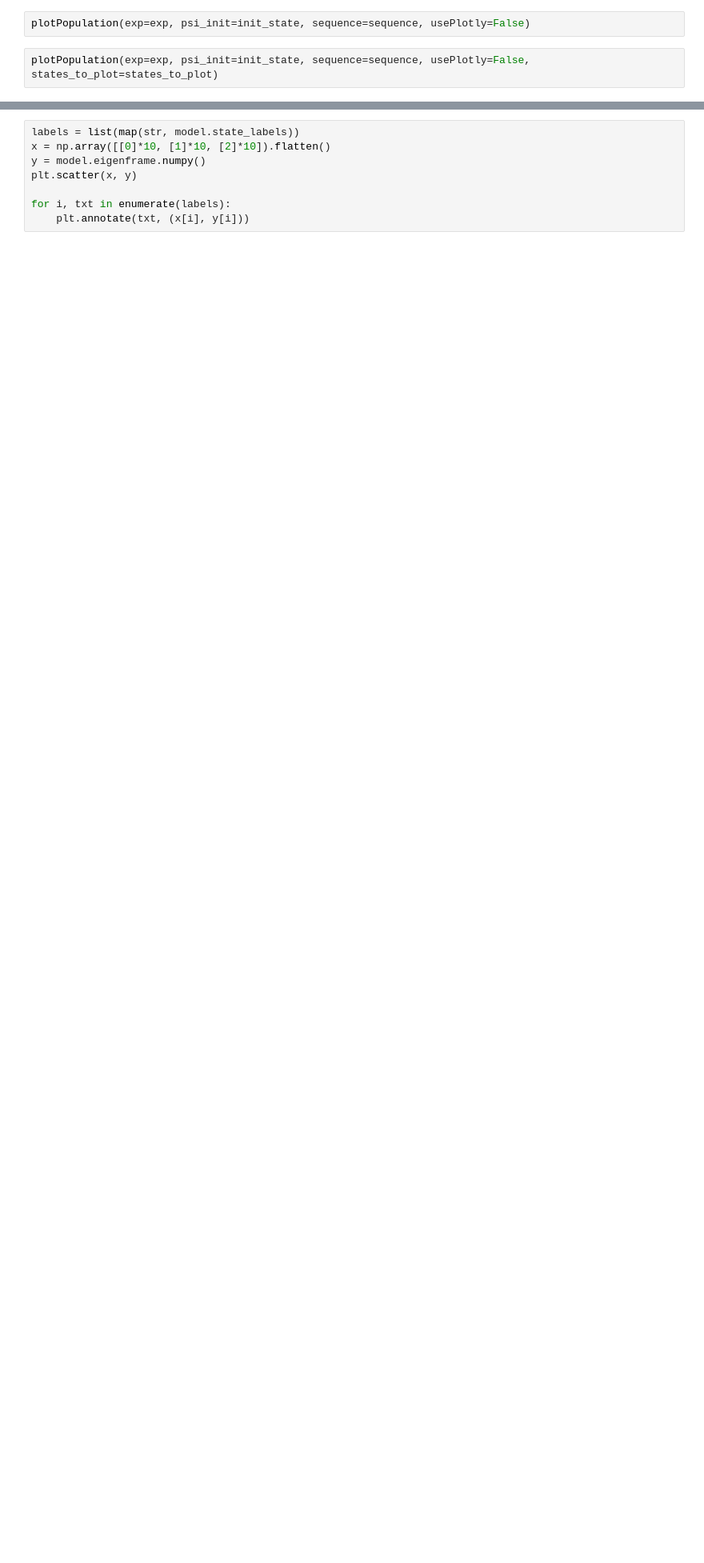
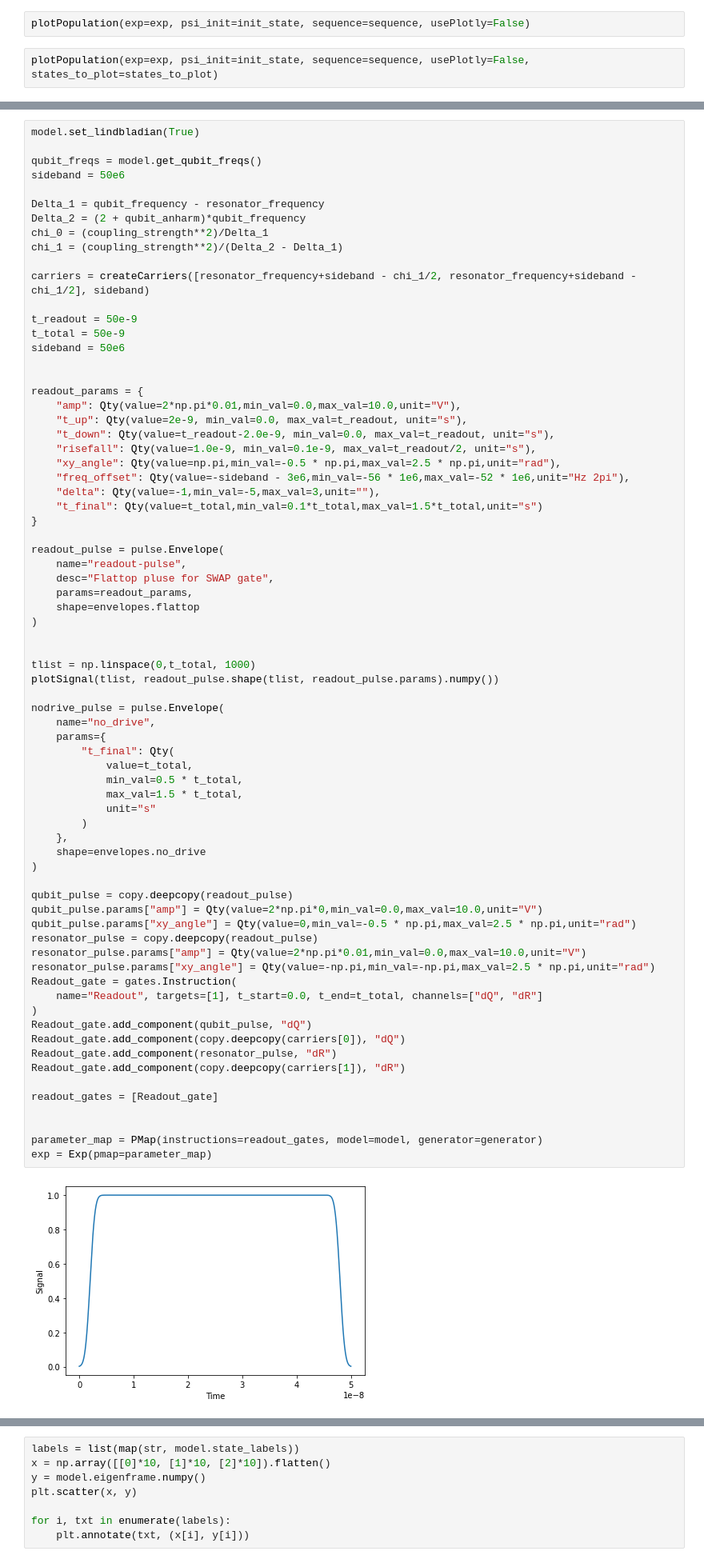
Before and after one commit to BackOnTrackIce/Qubit_readout, a Jupyter notebook: Ashutosh_codes/Qubit_reset_C3.ipynb, the cells around one changed output, grey strips where cells are left out. Shown at 80% size. Cells and saved outputs as stored; diff of their text form; blank space fills up the shorter version.

```diff
--- a/Ashutosh_codes/Qubit_reset_C3.ipynb
+++ b/Ashutosh_codes/Qubit_reset_C3.ipynb
@@ -994,0 +909,74 @@ plotPopulation(exp=exp, psi_init=init_state, sequence=sequence, usePlotly=False,
+# %%
+model.set_lindbladian(True)
+
+qubit_freqs = model.get_qubit_freqs()
+sideband = 50e6
+
+Delta_1 = qubit_frequency - resonator_frequency
+Delta_2 = (2 + qubit_anharm)*qubit_frequency
+chi_0 = (coupling_strength**2)/Delta_1
+chi_1 = (coupling_strength**2)/(Delta_2 - Delta_1)
+
+carriers = createCarriers([resonator_frequency+sideband - chi_1/2, resonator_frequency+sideband - chi_1/2], sideband)
+
+t_readout = 50e-9
+t_total = 50e-9
+sideband = 50e6
+
+
+readout_params = {
+    "amp": Qty(value=2*np.pi*0.01,min_val=0.0,max_val=10.0,unit="V"),
+    "t_up": Qty(value=2e-9, min_val=0.0, max_val=t_readout, unit="s"),
+    "t_down": Qty(value=t_readout-2.0e-9, min_val=0.0, max_val=t_readout, unit="s"),
+    "risefall": Qty(value=1.0e-9, min_val=0.1e-9, max_val=t_readout/2, unit="s"),
+    "xy_angle": Qty(value=np.pi,min_val=-0.5 * np.pi,max_val=2.5 * np.pi,unit="rad"),
+    "freq_offset": Qty(value=-sideband - 3e6,min_val=-56 * 1e6,max_val=-52 * 1e6,unit="Hz 2pi"),
+    "delta": Qty(value=-1,min_val=-5,max_val=3,unit=""),
+    "t_final": Qty(value=t_total,min_val=0.1*t_total,max_val=1.5*t_total,unit="s")
+}
+
+readout_pulse = pulse.Envelope(
+    name="readout-pulse",
+    desc="Flattop pluse for SWAP gate",
+    params=readout_params,
+    shape=envelopes.flattop
+)
+
+
+tlist = np.linspace(0,t_total, 1000)
+plotSignal(tlist, readout_pulse.shape(tlist, readout_pulse.params).numpy())
+
+nodrive_pulse = pulse.Envelope(
+    name="no_drive",
+    params={
+        "t_final": Qty(
+            value=t_total,
+            min_val=0.5 * t_total,
+            max_val=1.5 * t_total,
+            unit="s"
+        )
+    },
+    shape=envelopes.no_drive
+)
+
+qubit_pulse = copy.deepcopy(readout_pulse)
+qubit_pulse.params["amp"] = Qty(value=2*np.pi*0,min_val=0.0,max_val=10.0,unit="V")
+qubit_pulse.params["xy_angle"] = Qty(value=0,min_val=-0.5 * np.pi,max_val=2.5 * np.pi,unit="rad")
+resonator_pulse = copy.deepcopy(readout_pulse)
+resonator_pulse.params["amp"] = Qty(value=2*np.pi*0.01,min_val=0.0,max_val=10.0,unit="V")
+resonator_pulse.params["xy_angle"] = Qty(value=-np.pi,min_val=-np.pi,max_val=2.5 * np.pi,unit="rad")
+Readout_gate = gates.Instruction(
+    name="Readout", targets=[1], t_start=0.0, t_end=t_total, channels=["dQ", "dR"]
+)
+Readout_gate.add_component(qubit_pulse, "dQ")
+Readout_gate.add_component(copy.deepcopy(carriers[0]), "dQ")
+Readout_gate.add_component(resonator_pulse, "dR")
+Readout_gate.add_component(copy.deepcopy(carriers[1]), "dR")
+
+readout_gates = [Readout_gate]
+
+
+parameter_map = PMap(instructions=readout_gates, model=model, generator=generator)
+exp = Exp(pmap=parameter_map)
+# %% [output]
+[figure, added]
```
Also changed, not shown: parts of 31 cells of this notebook, 2 other files.
